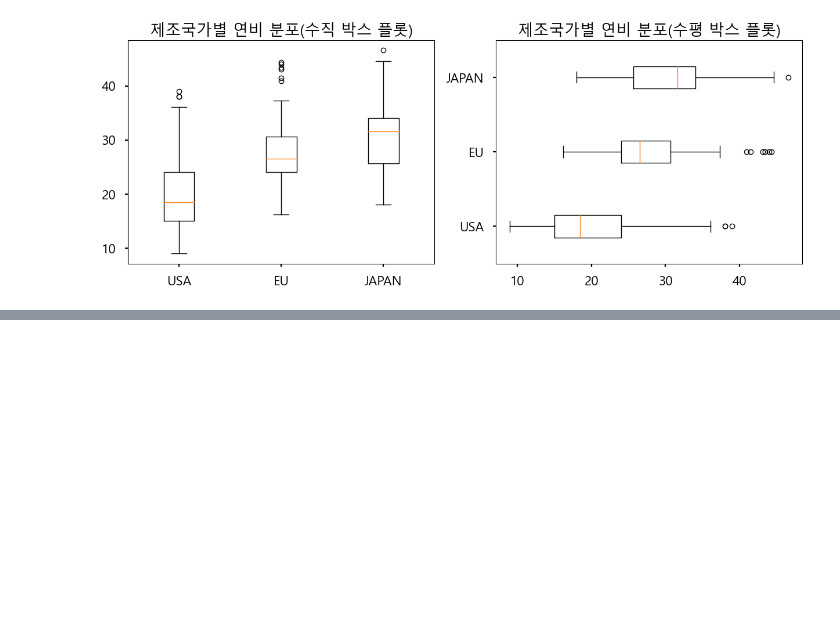
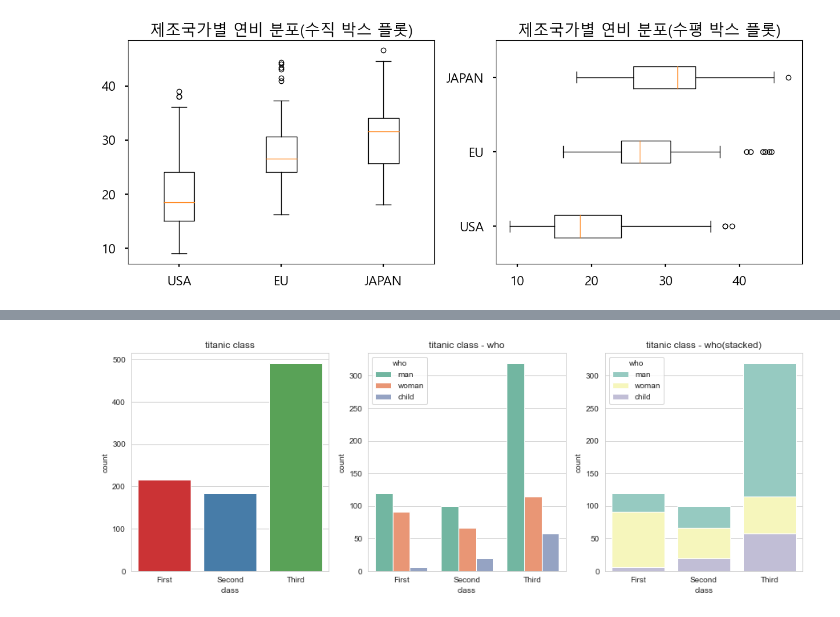
Before and after one commit to minyoungkimm/Python_Jupyter, a Jupyter notebook: 10월21일/exam7.ipynb, the cells around one changed output, grey strips where cells are left out. Saved outputs shown, nothing was run; the diff lists cells and outputs as text; code cells hidden in the pictures; blank space fills up the shorter version.

```diff
--- a/10월21일/exam7.ipynb
+++ b/10월21일/exam7.ipynb
@@ -1812,36 +1850,38 @@ plt.show()
 # %%
 # 예제 4-31
-라이브러리 불러오기
+#라이브러리 불러오기
 import matplotlib.pyplot as plt
 import seaborn as sns
 
 # Seaborn 제공 데이터셋 가져오기
 titanic = sns.load_dataset('titanic')
 
 # 스타일 테마 설정 (5가지: darkgrid, whitegrid, dark, white, ticks)
 sns.set_style('whitegrid')
 
 # 그래프 객체 생성 (figure에 3개의 서브 플롯을 생성)
 fig = plt.figure(figsize=(15, 5))
 ax1 = fig.add_subplot(1, 3, 1)
 ax2 = fig.add_subplot(1, 3, 2)
 ax3 = fig.add_subplot(1, 3, 3)
 
 # 기본값
 sns.countplot(x='class', palette='Set1', data=titanic, ax=ax1)
 
 # hue 옵션에 'who' 추가
 sns.countplot(x='class', hue='who', palette='Set2', data=titanic, ax=ax2)
 
 # dodge=False 옵션 추가 (축 방향으로 분리하지 않고 누적 그래프 출력)
 sns.countplot(x='class', hue='who', palette='Set3', dodge=False, data=titanic, ax=ax3)
 
 # 차트 제목 표시
 ax1.set_title('titanic class')
 ax2.set_title('titanic class - who')
 ax3.set_title('titanic class - who(stacked)')
 
 plt.show()
+# %% [output]
+[figure, added]
 # %%
 # 예제 4-32
 # 라이브러리 불러오기
```
Also changed, not shown: parts of 11 cells of this notebook, 9 other files.
